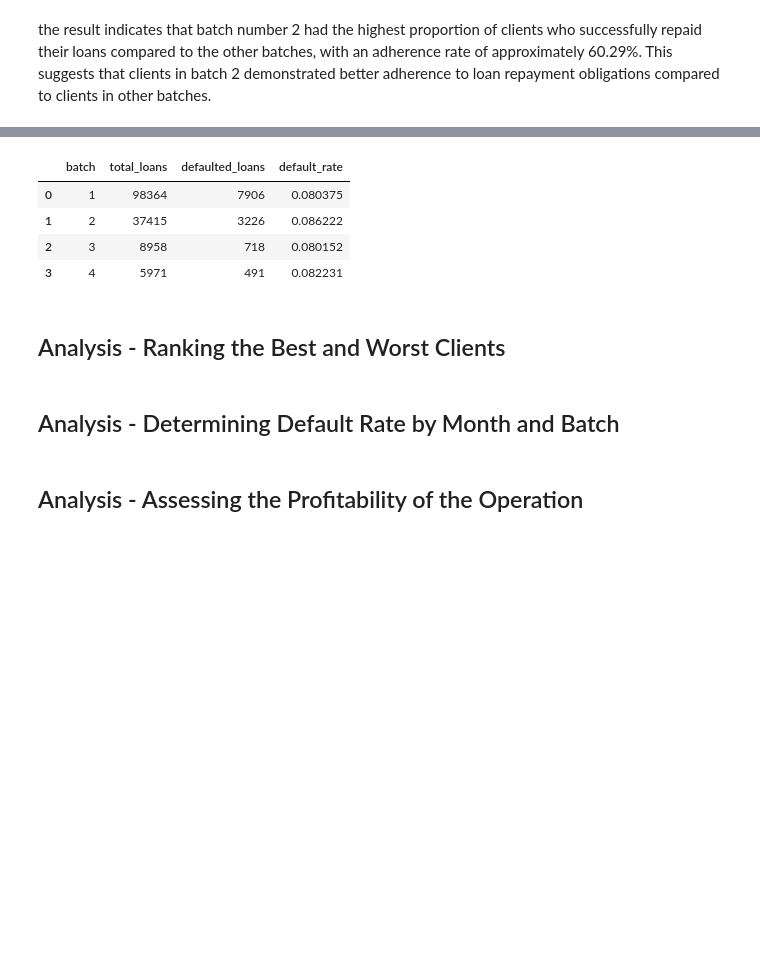
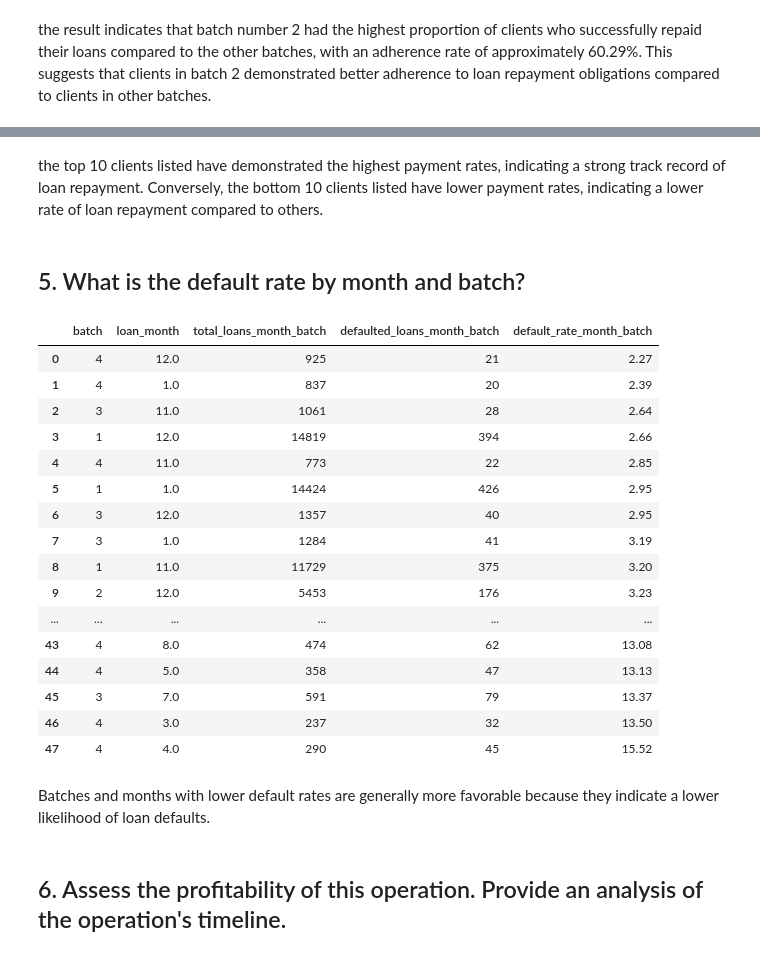
Before and after one commit to IgorNascAlves/project-lending-data-engineer, a Jupyter notebook: notebooks/exploring.ipynb, the cells around one changed output, grey strips where cells are left out. Saved outputs shown, nothing was run; the diff lists cells and outputs as text; code cells hidden in the pictures; blank space fills up the shorter version.

```diff
--- a/notebooks/exploring.ipynb
+++ b/notebooks/exploring.ipynb
@@ -157,28 +352,49 @@ the result indicates that batch number 2 had the highest proportion of clients w
+# %% [markdown]
+the top 10 clients listed have demonstrated the highest payment rates, indicating a strong track record of loan repayment. Conversely, the bottom 10 clients listed have lower payment rates, indicating a lower rate of loan repayment compared to others.
+# %% [markdown]
+## 5. What is the default rate by month and batch?
 # %%
-query_interest_rates_loan_outcomes = '''
+#default rate by month and batch
+query_default_rate = '''
 SELECT
-    c.batch,
-    COUNT(*) AS total_loans,
-    SUM(CASE WHEN l.status = 'default' THEN 1 ELSE 0 END) AS defaulted_loans,
-    SUM(CASE WHEN l.status = 'default' THEN 1.0 ELSE 0 END) / COUNT(*) AS default_rate
+    month_batch_loan.batch,
+    month_batch_loan.loan_month,
+    month_batch_loan.total_loans AS total_loans_month_batch,
+    month_batch_loan.defaulted_loans AS defaulted_loans_month_batch,
+    ROUND(month_batch_loan.default_rate * 100, 2) AS default_rate_month_batch
 FROM
-    loans l
-JOIN
-    clients c ON l.user_id = c.user_id
-GROUP BY
-    c.batch;
+    (SELECT
+        EXTRACT(MONTH FROM l.created_at) AS loan_month,
+        c.batch,
+        COUNT(*) AS total_loans,
+        SUM(CASE WHEN l.status = 'default' THEN 1 ELSE 0 END) AS defaulted_loans,
+        AVG(CASE WHEN l.status = 'default' THEN 1.0 ELSE 0 END) AS default_rate
+    FROM Loans l
+    JOIN Clients c ON l.user_id = c.user_id
+    GROUP BY EXTRACT(MONTH FROM l.created_at), c.batch) AS month_batch_loan
+ORDER BY default_rate_month_batch ASC;
 '''
 
-execute_query(query_interest_rates_loan_outcomes)
+execute_query(query_default_rate)
 # %% [output]
-|  | batch | total_loans | defaulted_loans | default_rate |
-| 0 | 1 | 98364 | 7906 | 0.080375 |
-| 1 | 2 | 37415 | 3226 | 0.086222 |
-| 2 | 3 | 8958 | 718 | 0.080152 |
-| 3 | 4 | 5971 | 491 | 0.082231 |
+|  | batch | loan_month | total_loans_month_batch | defaulted_loans_month_batch | default_rate_month_batch |
+| 0 | 4 | 12.0 | 925 | 21 | 2.27 |
+| 1 | 4 | 1.0 | 837 | 20 | 2.39 |
+| 2 | 3 | 11.0 | 1061 | 28 | 2.64 |
+| 3 | 1 | 12.0 | 14819 | 394 | 2.66 |
+| 4 | 4 | 11.0 | 773 | 22 | 2.85 |
+| 5 | 1 | 1.0 | 14424 | 426 | 2.95 |
+| 6 | 3 | 12.0 | 1357 | 40 | 2.95 |
+| 7 | 3 | 1.0 | 1284 | 41 | 3.19 |
+| 8 | 1 | 11.0 | 11729 | 375 | 3.20 |
+| 9 | 2 | 12.0 | 5453 | 176 | 3.23 |
+| ... | ... | ... | ... | ... | ... |
+| 43 | 4 | 8.0 | 474 | 62 | 13.08 |
+| 44 | 4 | 5.0 | 358 | 47 | 13.13 |
+| 45 | 3 | 7.0 | 591 | 79 | 13.37 |
+| 46 | 4 | 3.0 | 237 | 32 | 13.50 |
+| 47 | 4 | 4.0 | 290 | 45 | 15.52 |
-# %% [markdown]
-## Analysis - Ranking the Best and Worst Clients
-# %% [markdown]
-## Analysis - Determining Default Rate by Month and Batch
-# %% [markdown]
-## Analysis - Assessing the Profitability of the Operation
+# %% [markdown]
+Batches and months with lower default rates are generally more favorable because they indicate a lower likelihood of loan defaults.
+# %% [markdown]
+## 6. Assess the profitability of this operation. Provide an analysis of the operation's timeline.
```
Also changed, not shown: parts of 27 cells of this notebook.
